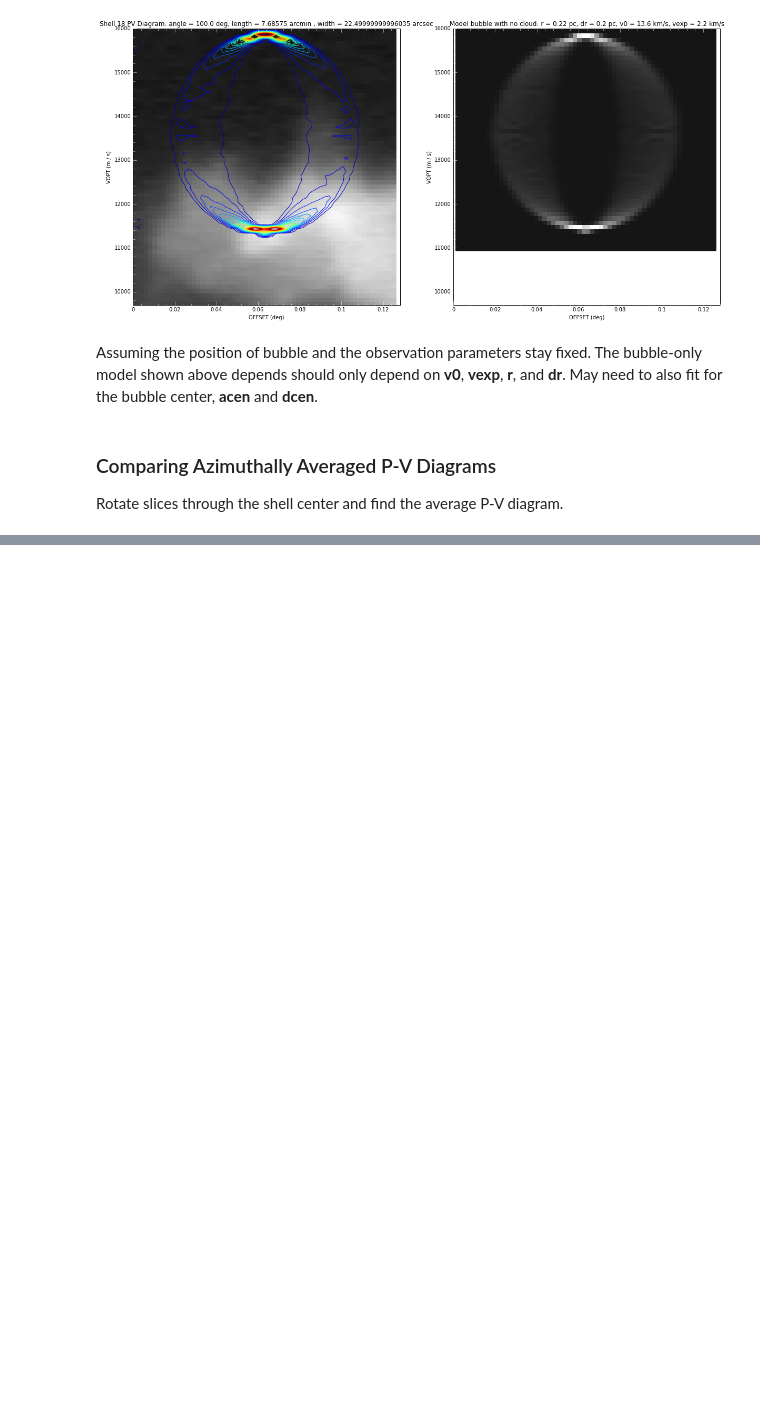
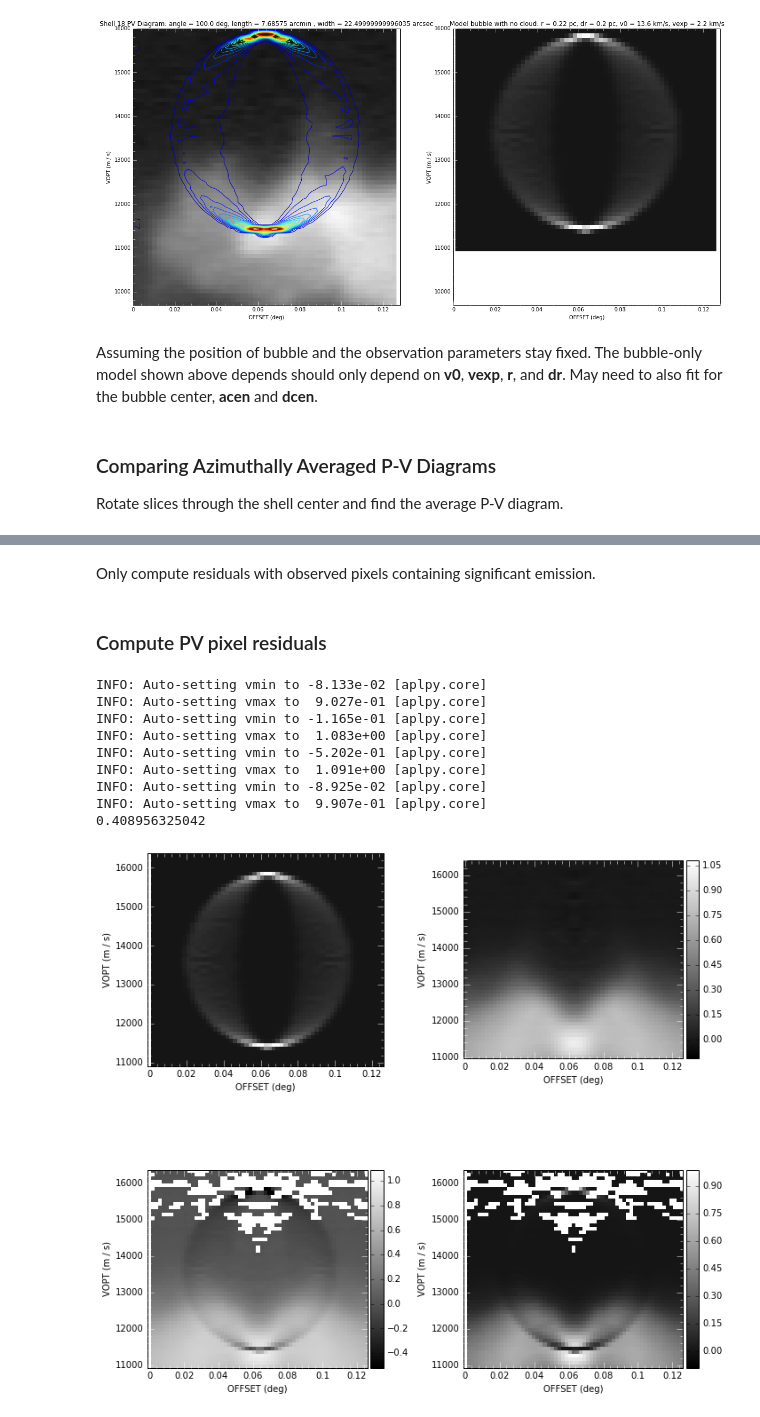
Before and after one commit to jrobbfed/carma, a Jupyter notebook: notebooks/Shell Models Compared to Catalogued Orion A Shells.ipynb, the cells around one changed output, grey strips where cells are left out. Drawn from its saved outputs; the diff is of its cells as text; code cells hidden in the pictures; blank space fills up the shorter version.

```diff
--- a/notebooks/Shell Models Compared to Catalogued Orion A Shells.ipynb
+++ b/notebooks/Shell Models Compared to Catalogued Orion A Shells.ipynb
@@ -259,0 +313,46 @@ Rotate slices through the shell center and find the average P-V diagram.
+# %% [markdown]
+Only compute residuals with observed pixels containing significant emission.
+# %% [markdown]
+### Compute PV pixel residuals
+# %%
+pv_model_norm = pv_model.data / np.nanmax(pv_model.data)
+pv_obs_norm = pv_average_obs.data / np.nanmax(pv_average_obs.data)
+pv_resid =  pv_obs_norm - pv_model_norm
+pv_resid[pv_obs_norm < 0.00] = np.nan
+
+resid_squared = pv_resid ** 2.
+# %%
+#pv_resid = pv_model_norm[np.isfinite(pv_model_norm)] - pv_obs_norm[np.isfinite(pv_model_norm)]
+#pv_model_norm.resize(pv_obs_norm.shape)
+fig = plt.figure(figsize=(10,10))
+#ax1 = fig.add_subplot(221)
+#ax1.imshow(pv_model_norm, interpolation='none')
+modelfig = FITSFigure(fits.PrimaryHDU(pv_model_norm, header=pv_model.header), figure=fig, subplot=(2,2,1))
+modelfig.show_grayscale()
+#ax2 = fig.add_subplot(222)
+obsfig = FITSFigure(fits.PrimaryHDU(pv_obs_norm, header=pv_average_obs.header), figure=fig, subplot=(2,2,2))
+obsfig.show_grayscale()
+obsfig.show_colorbar()
+#ax3 = fig.add_subplot(223)
+residfig = FITSFigure(fits.PrimaryHDU(pv_resid, header=pv_model.header), figure=fig, subplot=(2,2,3))
+residfig.show_grayscale()
+residfig.show_colorbar()
+#ax4 = fig.add_subplot(224)
+#ax4.imshow(pv_resid_above5percent, interpolation='none')
+resid2fig = FITSFigure(fits.PrimaryHDU(resid_squared, header=pv_model.header), figure=fig, subplot=(2,2,4))
+resid2fig.show_grayscale()
+resid2fig.show_colorbar()
+plt.tight_layout()
+print(np.sqrt(np.nanmean(resid_squared)))
+#fig.show_grayscale()
+# %% [output]
+INFO: Auto-setting vmin to -8.133e-02 [aplpy.core]
+INFO: Auto-setting vmax to  9.027e-01 [aplpy.core]
+INFO: Auto-setting vmin to -1.165e-01 [aplpy.core]
+INFO: Auto-setting vmax to  1.083e+00 [aplpy.core]
+INFO: Auto-setting vmin to -5.202e-01 [aplpy.core]
+INFO: Auto-setting vmax to  1.091e+00 [aplpy.core]
+INFO: Auto-setting vmin to -8.925e-02 [aplpy.core]
+INFO: Auto-setting vmax to  9.907e-01 [aplpy.core]
+0.408956325042
+[figure, added]
```
Also changed, not shown: parts of 5 cells of this notebook.
